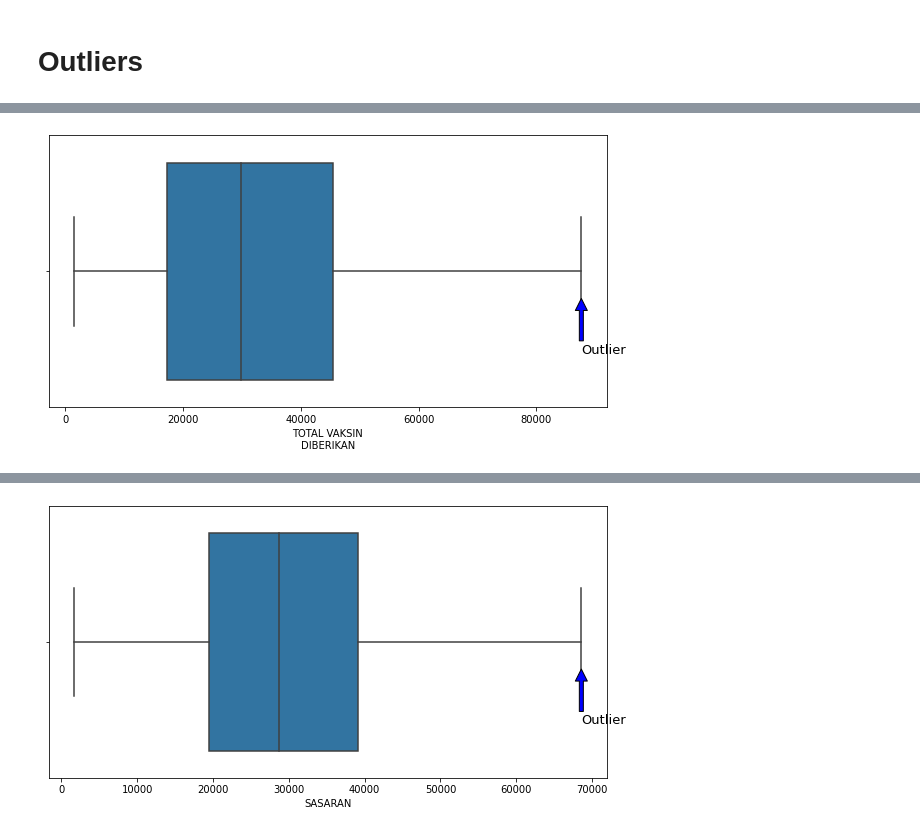
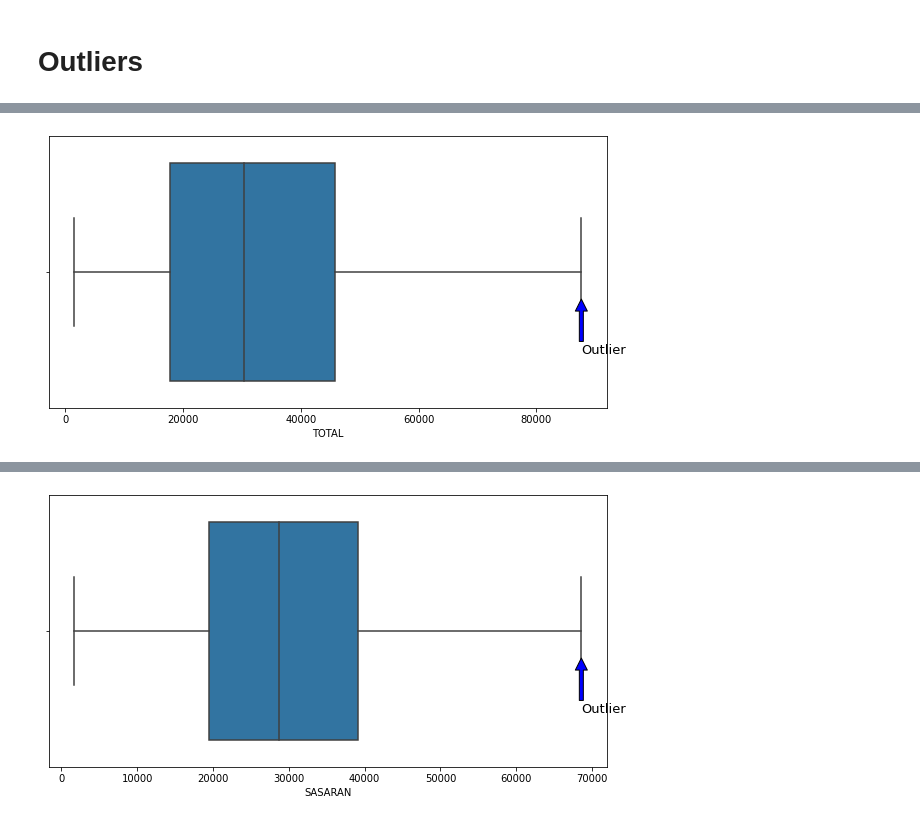
Before and after one commit to FerdyBerlianoP/Internship1, a Jupyter notebook: Untitled.ipynb, the cells around one changed output, grey strips where cells are left out. Cells and saved outputs as stored; diff of their text form; code cells hidden in the pictures.

```diff
--- a/Untitled.ipynb
+++ b/Untitled.ipynb
@@ -284,8 +583,0 @@ detect_outliers(dt,'TOTAL VAKSIN\nDIBERIKAN')
-# %%
-q1 = dt['TOTAL VAKSIN\nDIBERIKAN'].quantile(0.25)
-q3 = dt['TOTAL VAKSIN\nDIBERIKAN'].quantile(0.75)
-iqr=q3-q1
-lower_limit= q1 - 1.5 * iqr
-upper_limit= q3 + 1.5 * iqr
-dt=dt[(dt['TOTAL VAKSIN\nDIBERIKAN']<lower_limit)|(dt['TOTAL VAKSIN\nDIBERIKAN']<upper_limit)]
-dt
@@ -307,8 +583,0 @@ dt
-# %%
-q1 = dt['TOTAL VAKSIN\nDIBERIKAN'].quantile(0.25)
-q3 = dt['TOTAL VAKSIN\nDIBERIKAN'].quantile(0.75)
-iqr=q3-q1
-lower_limit= q1 - 1.5 * iqr
-upper_limit= q3 + 1.5 * iqr
-dt=dt[(dt['TOTAL VAKSIN\nDIBERIKAN']<lower_limit)|(dt['TOTAL VAKSIN\nDIBERIKAN']<upper_limit)]
-dt
@@ -330,8 +583,0 @@ dt
-# %%
-q1 = dt['TOTAL VAKSIN\nDIBERIKAN'].quantile(0.25)
-q3 = dt['TOTAL VAKSIN\nDIBERIKAN'].quantile(0.75)
-iqr=q3-q1
-lower_limit= q1 - 1.5 * iqr
-upper_limit= q3 + 1.5 * iqr
-dt=dt[(dt['TOTAL VAKSIN\nDIBERIKAN']<lower_limit)|(dt['TOTAL VAKSIN\nDIBERIKAN']<upper_limit)]
-dt
@@ -359,8 +583,0 @@ detect_outliers(dt,'TOTAL VAKSIN\nDIBERIKAN')
-# %%
-q1 = dt['TOTAL VAKSIN\nDIBERIKAN'].quantile(0.25)
-q3 = dt['TOTAL VAKSIN\nDIBERIKAN'].quantile(0.75)
-iqr=q3-q1
-lower_limit= q1 - 1.5 * iqr
-upper_limit= q3 + 1.5 * iqr
-dt=dt[(dt['TOTAL VAKSIN\nDIBERIKAN']<lower_limit)|(dt['TOTAL VAKSIN\nDIBERIKAN']<upper_limit)]
-dt
@@ -382,11 +584,11 @@ dt
 # %%
 plt.figure(figsize = (10, 5))
-sns.boxplot(dt['TOTAL VAKSIN\nDIBERIKAN'])
-plt.annotate('Outlier', (dt['TOTAL VAKSIN\nDIBERIKAN'].describe()['max'],0.1), xytext = (dt['TOTAL VAKSIN\nDIBERIKAN'].describe()['max'],0.3),
+sns.boxplot(dt['TOTAL'])
+plt.annotate('Outlier', (dt['TOTAL'].describe()['max'],0.1), xytext = (dt['TOTAL'].describe()['max'],0.3),
              arrowprops = dict(facecolor = 'blue'), fontsize = 13 )
-IQR = dt['TOTAL VAKSIN\nDIBERIKAN'].describe()['75%'] - dt['TOTAL VAKSIN\nDIBERIKAN'].describe()['25%']
+IQR = dt['TOTAL'].describe()['75%'] - dt['TOTAL'].describe()['25%']
 # %% [output]
-[figure, old version]
+[figure, new version]
 # %%
 plt.figure(figsize = (10, 5))
 sns.boxplot(dt['SASARAN'])
```
Also changed, not shown: parts of 103 cells of this notebook.
